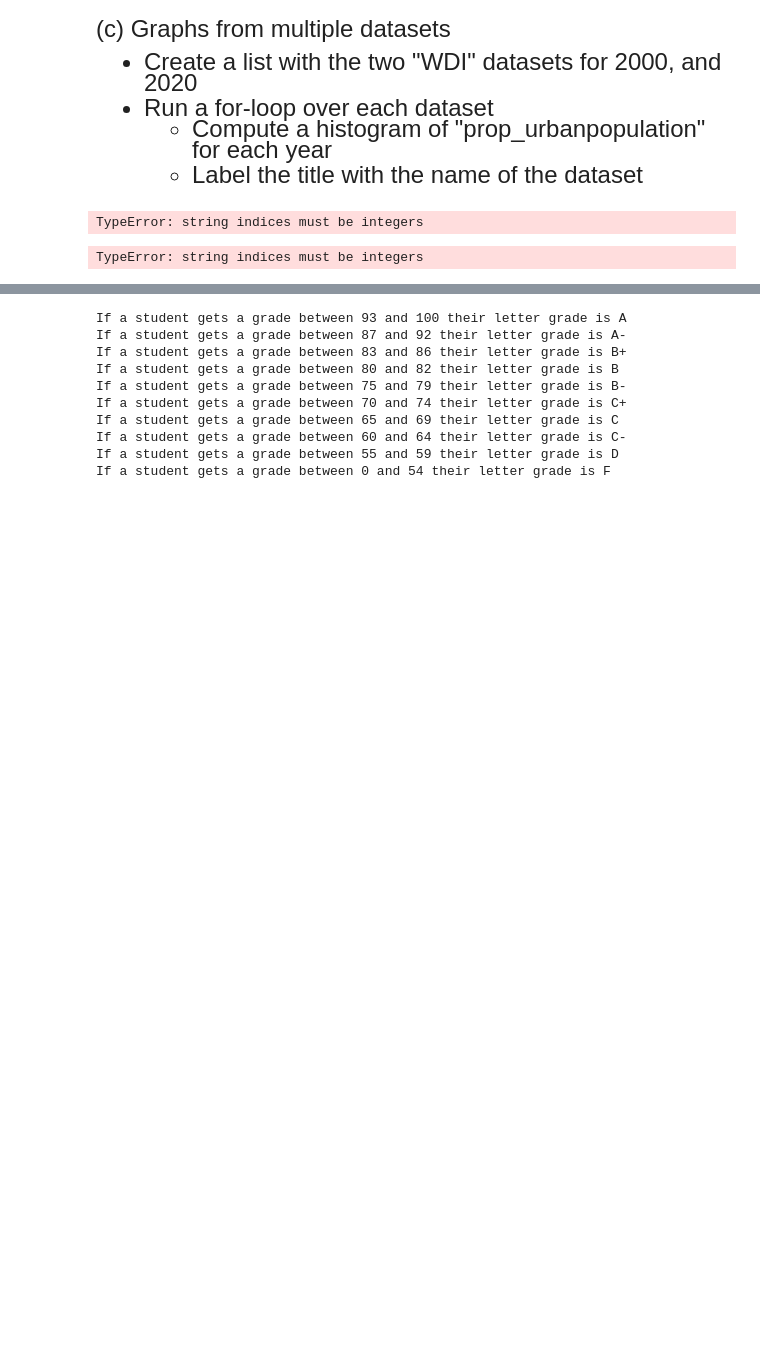
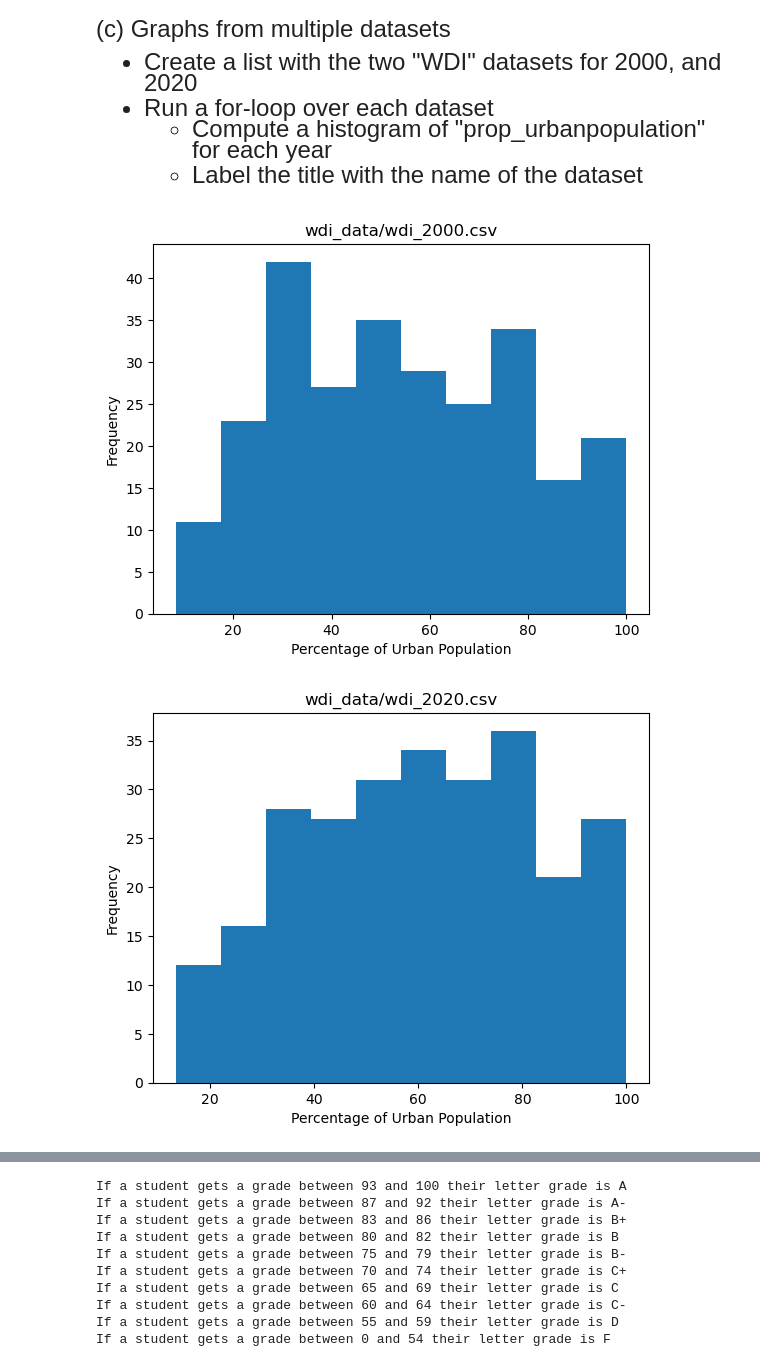
Before and after one commit to j-suave/emoryqtm151, a Jupyter notebook: Assignment 4/Assignment 4.ipynb, the cells around one changed output, grey strips where cells are left out. Drawn from its saved outputs; the diff is of its cells as text; code cells hidden in the pictures; blank space fills up the shorter version.

```diff
--- a/Assignment 4/Assignment 4.ipynb
+++ b/Assignment 4/Assignment 4.ipynb
@@ -74,28 +80,28 @@ np.sum(list_eligible_voter)
 - Run a for-loop over each dataset
     - Compute a histogram of "prop_urbanpopulation" for each year
     - Label the title with the name of the dataset
-# %%
-wdi_datasets = ["wdi_data/wdi_2000.csv", "wdi_data/wdi_2020.csv"]
-plt.hist(x = ("prop_urbanpopulation"[wdi_datasets]))
-plt.show()
-# %% [output]
-TypeError: string indices must be integers
 # %%
 # Note "prop_urbanpopulation" is the percentage of the urban population over
 # the total population
 
 # Hint: Before you write the loop, test your code out by opening an individual dataset
 # Once you're sure the code works and you're familiar with the data, run the loop
 
 # Write your answer here
 
 wdi_datasets = ["wdi_data/wdi_2000.csv", "wdi_data/wdi_2020.csv"]
+list_xvariable = ["prop_urbanpopulation"]
 
-index = 0
 for dataset in wdi_datasets:
-    plt.hist(x = dataset["prop_urbanpopulation"])
+    read = pd.read_csv(dataset)
+    plt.hist(x = read[list_xvariable])
+    plt.title(dataset)
+    plt.xlabel("Percentage of Urban Population")
+    plt.ylabel("Frequency")
+    plt.show()
 # %% [output]
-TypeError: string indices must be integers
+[figure, added]
+[figure, added]
 # %% [markdown]
 <font size = "5">
 
```
Also changed, not shown: parts of 3 cells of this notebook, 2 other files.
